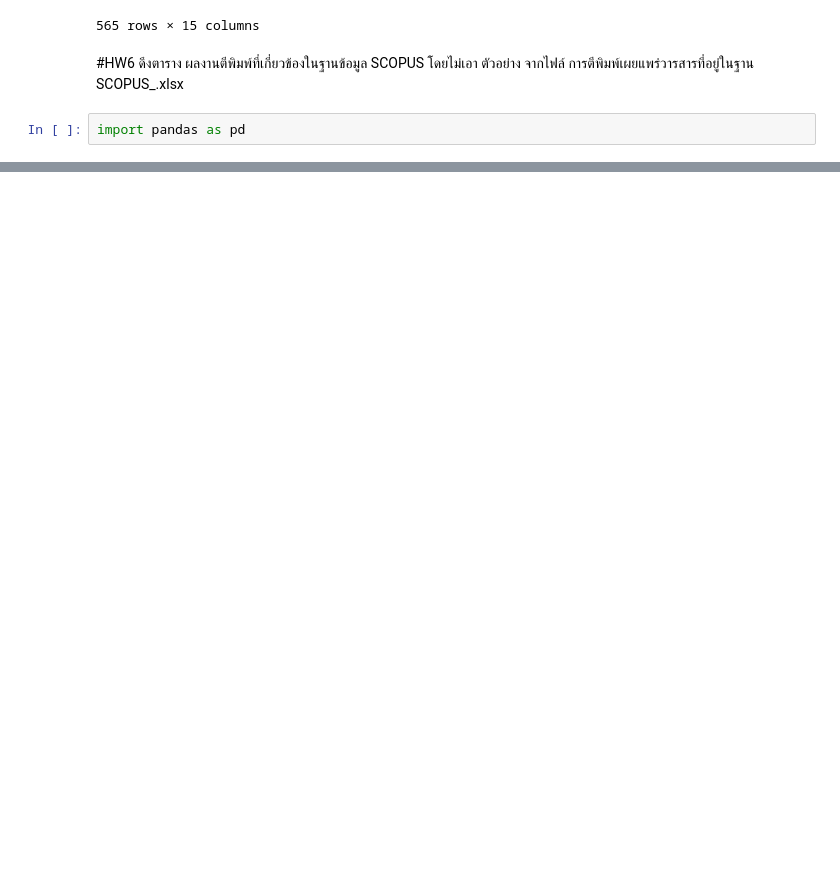
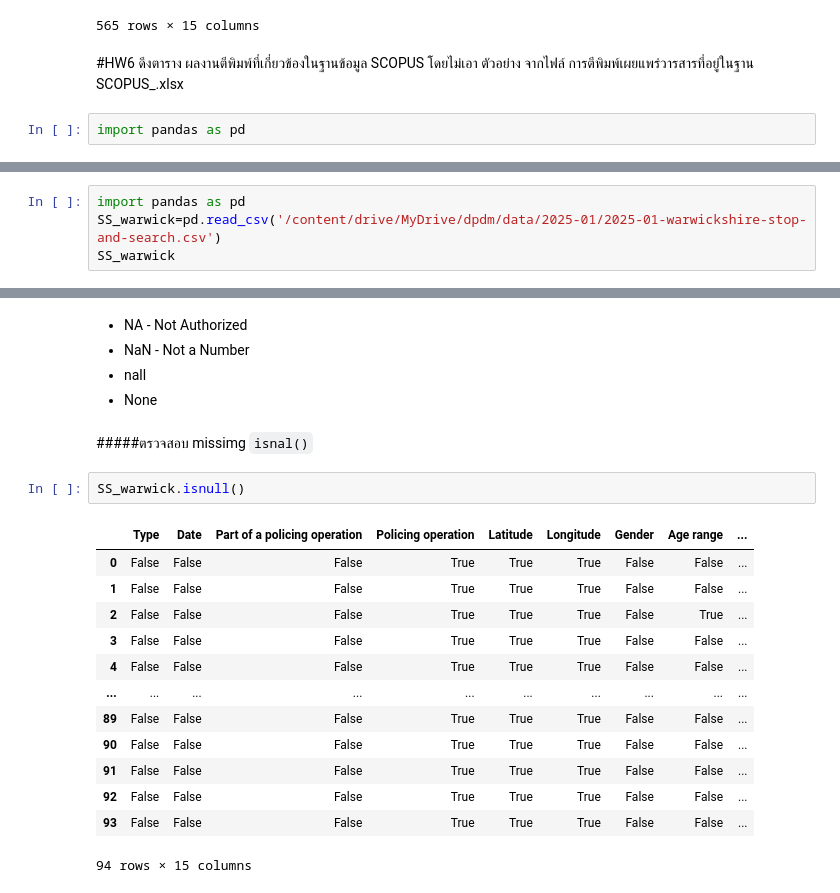
Before and after one commit to emkrit1242/MSC_DPDM_2025, a Jupyter notebook: Data101.ipynb, the cells around one changed output, grey strips where cells are left out. Drawn from its saved outputs; the diff is of its cells as text; blank space fills up the shorter version.

````diff
--- a/Data101.ipynb
+++ b/Data101.ipynb
@@ -167,0 +179,4 @@ pd.read_excel('/content/การตีพิมพ์เผยแพร่ใ
+# %%
+import pandas as pd
+SS_warwick=pd.read_csv('/content/drive/MyDrive/dpdm/data/2025-01/2025-01-warwickshire-stop-and-search.csv')
+SS_warwick
@@ -167,0 +197,23 @@ pd.read_excel('/content/การตีพิมพ์เผยแพร่ใ
+# %% [markdown]
+* NA - Not Authorized
+* NaN - Not a Number
+* nall
+* None
+# %% [markdown]
+#####ตรวจสอบ missimg ``` isnal() ```
+# %%
+SS_warwick.isnull()
+# %% [output]
+|  | Type | Date | Part of a policing operation | Policing operation | Latitude | Longitude | Gender | Age range | ... |
+| 0 | False | False | False | True | True | True | False | False | ... |
+| 1 | False | False | False | True | True | True | False | False | ... |
+| 2 | False | False | False | True | True | True | False | True | ... |
+| 3 | False | False | False | True | True | True | False | False | ... |
+| 4 | False | False | False | True | True | True | False | False | ... |
+| ... | ... | ... | ... | ... | ... | ... | ... | ... | ... |
+| 89 | False | False | False | True | True | True | False | False | ... |
+| 90 | False | False | False | True | True | True | False | False | ... |
+| 91 | False | False | False | True | True | True | False | False | ... |
+| 92 | False | False | False | True | True | True | False | False | ... |
+| 93 | False | False | False | True | True | True | False | False | ... |
+94 rows × 15 columns
````
Also changed, not shown: parts of 8 cells of this notebook.
